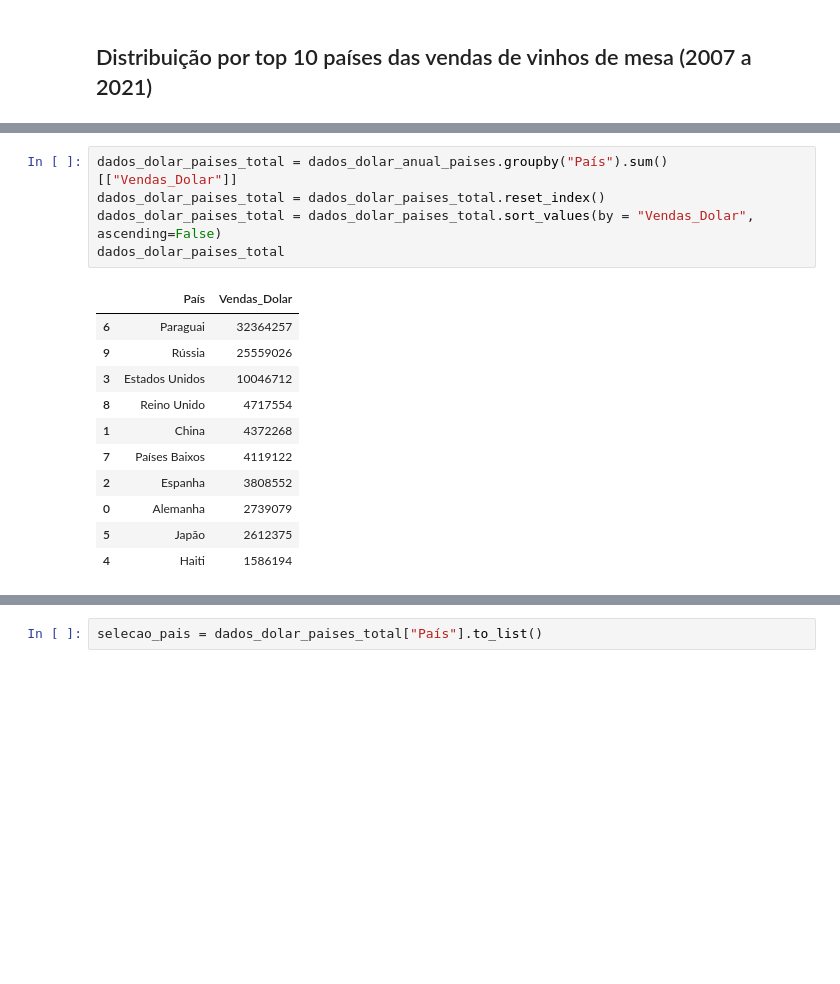
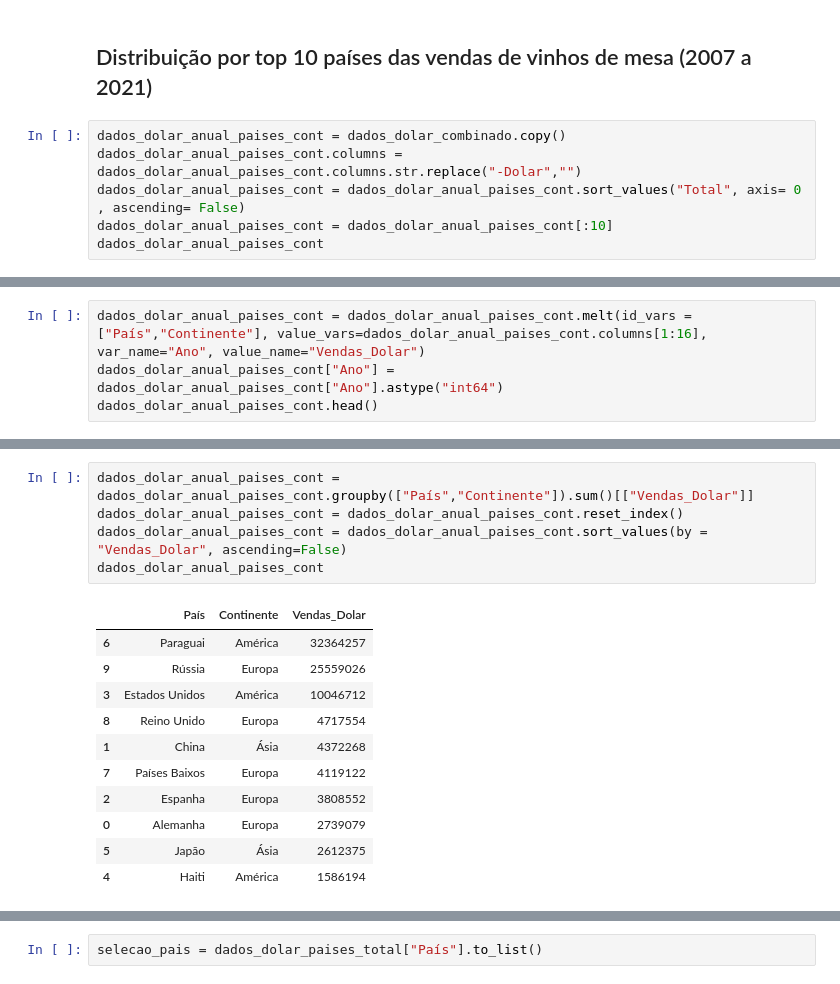
Before and after one commit to afonsosr2/techchallenge-grupo51, a Jupyter notebook: Desafio-vinhos.ipynb, the cells around one changed output, grey strips where cells are left out. Saved outputs shown, nothing was run; the diff lists cells and outputs as text; blank space fills up the shorter version.

```diff
--- a/Desafio-vinhos.ipynb
+++ b/Desafio-vinhos.ipynb
@@ -699,3 +699,9 @@ fig.add_annotation(text='Fonte dos dados: <a href="http://vitibrasil.cnpuv.embra
 fig.show()
 # %% [markdown]
 ## Distribuição por top 10 países das vendas de vinhos de mesa (2007 a 2021)
+# %%
+dados_dolar_anual_paises_cont = dados_dolar_combinado.copy()
+dados_dolar_anual_paises_cont.columns = dados_dolar_anual_paises_cont.columns.str.replace("-Dolar","")
+dados_dolar_anual_paises_cont = dados_dolar_anual_paises_cont.sort_values("Total", axis= 0 , ascending= False)
+dados_dolar_anual_paises_cont = dados_dolar_anual_paises_cont[:10]
+dados_dolar_anual_paises_cont
@@ -701,0 +720,4 @@ fig.show()
+# %%
+dados_dolar_anual_paises_cont = dados_dolar_anual_paises_cont.melt(id_vars = ["País","Continente"], value_vars=dados_dolar_anual_paises_cont.columns[1:16], var_name="Ano", value_name="Vendas_Dolar")
+dados_dolar_anual_paises_cont["Ano"] = dados_dolar_anual_paises_cont["Ano"].astype("int64")
+dados_dolar_anual_paises_cont.head()
@@ -702,20 +731,20 @@ fig.show()
 # %%
-dados_dolar_paises_total = dados_dolar_anual_paises.groupby("País").sum()[["Vendas_Dolar"]]
-dados_dolar_paises_total = dados_dolar_paises_total.reset_index()
-dados_dolar_paises_total = dados_dolar_paises_total.sort_values(by = "Vendas_Dolar", ascending=False)
-dados_dolar_paises_total
+dados_dolar_anual_paises_cont = dados_dolar_anual_paises_cont.groupby(["País","Continente"]).sum()[["Vendas_Dolar"]]
+dados_dolar_anual_paises_cont = dados_dolar_anual_paises_cont.reset_index()
+dados_dolar_anual_paises_cont = dados_dolar_anual_paises_cont.sort_values(by = "Vendas_Dolar", ascending=False)
+dados_dolar_anual_paises_cont
 # %% [output]
-|  | País | Vendas_Dolar |
-| 6 | Paraguai | 32364257 |
-| 9 | Rússia | 25559026 |
-| 3 | Estados Unidos | 10046712 |
-| 8 | Reino Unido | 4717554 |
-| 1 | China | 4372268 |
-| 7 | Países Baixos | 4119122 |
-| 2 | Espanha | 3808552 |
-| 0 | Alemanha | 2739079 |
-| 5 | Japão | 2612375 |
-| 4 | Haiti | 1586194 |
+|  | País | Continente | Vendas_Dolar |
+| 6 | Paraguai | América | 32364257 |
+| 9 | Rússia | Europa | 25559026 |
+| 3 | Estados Unidos | América | 10046712 |
+| 8 | Reino Unido | Europa | 4717554 |
+| 1 | China | Ásia | 4372268 |
+| 7 | Países Baixos | Europa | 4119122 |
+| 2 | Espanha | Europa | 3808552 |
+| 0 | Alemanha | Europa | 2739079 |
+| 5 | Japão | Ásia | 2612375 |
+| 4 | Haiti | América | 1586194 |
 # %%
 # Importando a biblioteca
 import plotly.express as px
```
Also changed, not shown: parts of 5 cells of this notebook.
